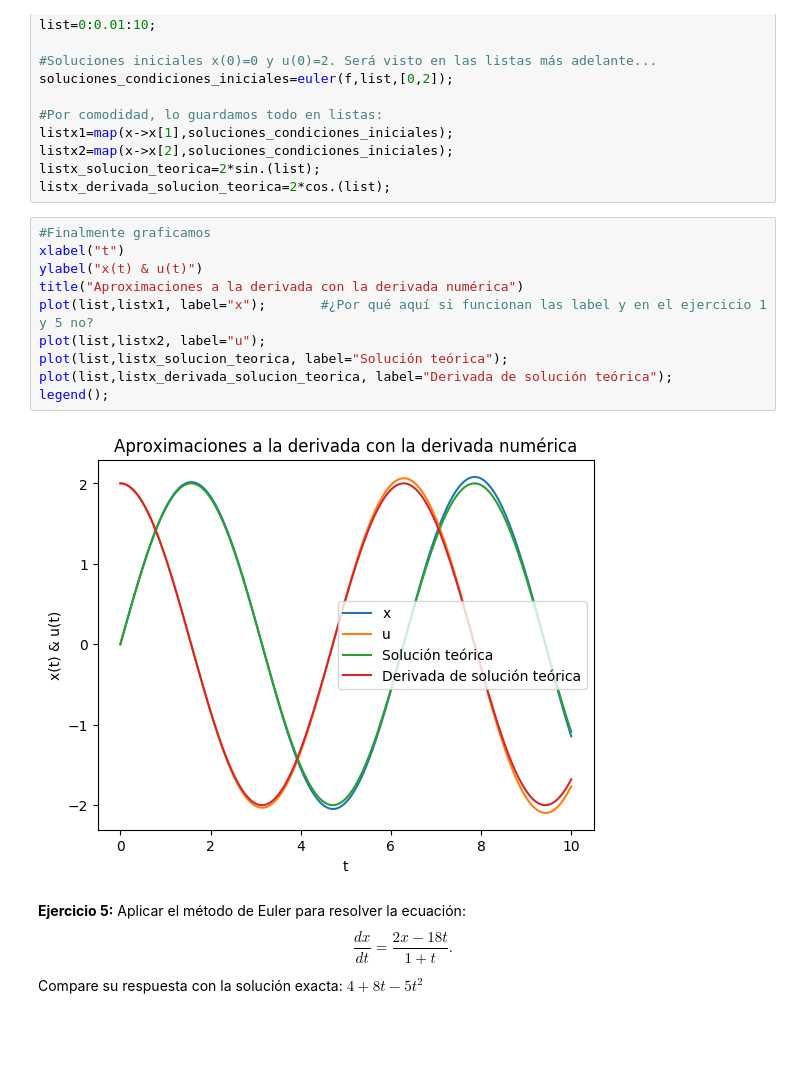
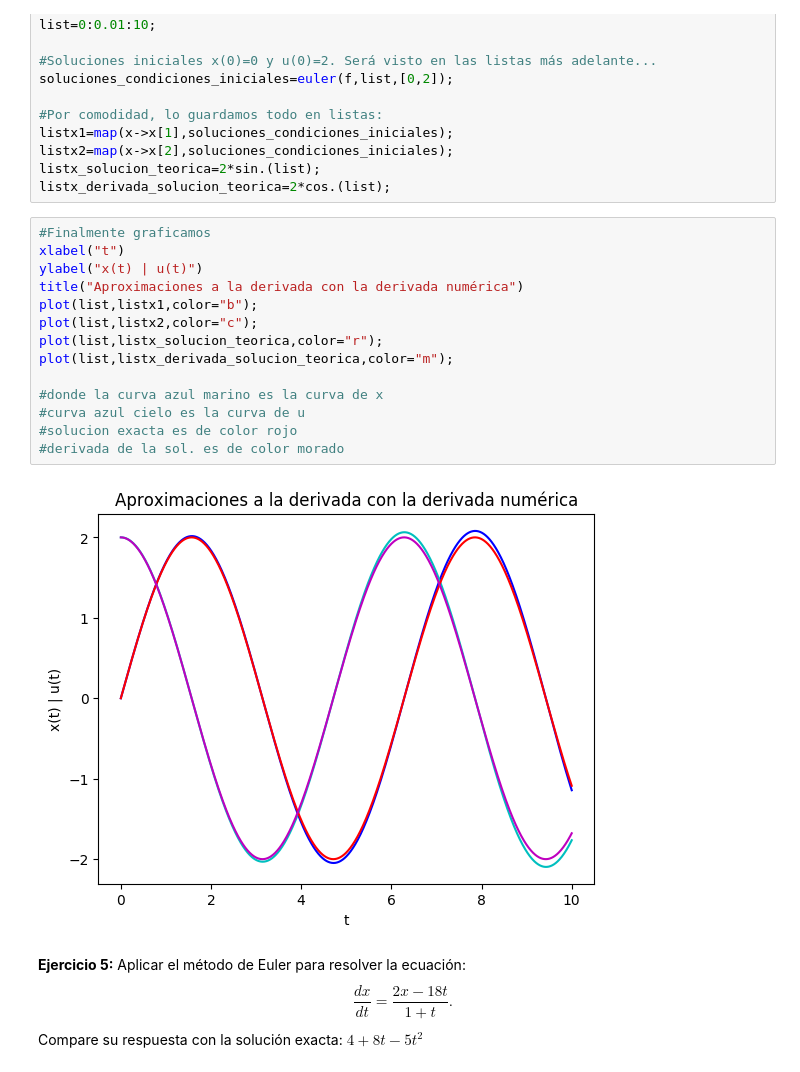
Before and after one commit to EstebanAB/Fisica_Computacional_Arzaga_Barajas, a Jupyter notebook: Tarea_11.ipynb, the cells around one changed output. Cells and saved outputs as stored; diff of their text form; blank space fills up the shorter version.

Commit message:
EDOs tarea 1: Ejercicios 1-5

```diff
--- a/Tarea_11.ipynb
+++ b/Tarea_11.ipynb
@@ -166,15 +166,19 @@ listx_derivada_solucion_teorica=2*cos.(list);
 # %%
 #Finalmente graficamos
 xlabel("t")
-ylabel("x(t) & u(t)")
+ylabel("x(t) | u(t)")
 title("Aproximaciones a la derivada con la derivada numérica")
-plot(list,listx1, label="x");       #¿Por qué aquí si funcionan las label y en el ejercicio 1 y 5 no?
-plot(list,listx2, label="u");
-plot(list,listx_solucion_teorica, label="Solución teórica");
-plot(list,listx_derivada_solucion_teorica, label="Derivada de solución teórica");
-legend();
+plot(list,listx1,color="b");
+plot(list,listx2,color="c");
+plot(list,listx_solucion_teorica,color="r");
+plot(list,listx_derivada_solucion_teorica,color="m");
+
+#donde la curva azul marino es la curva de x
+#curva azul cielo es la curva de u
+#solucion exacta es de color rojo
+#derivada de la sol. es de color morado
 # %% [output]
-[figure, old version]
+[figure, new version]
 # %% [markdown]
 __Ejercicio 5:__ Aplicar el método de Euler para resolver la ecuación:
 $$\frac{dx}{dt}=\frac{2x-18 t}{1+t}.$$
```
